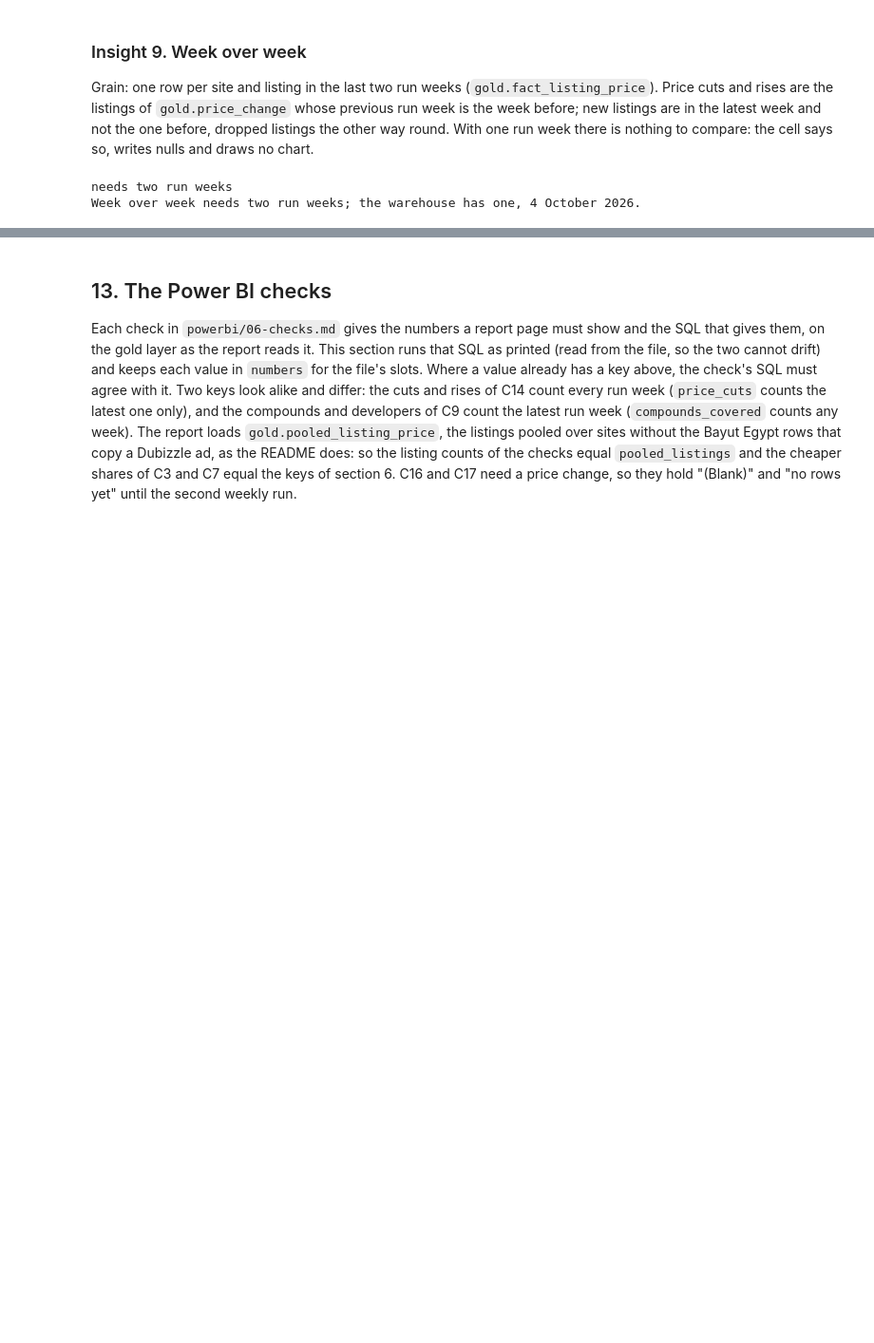
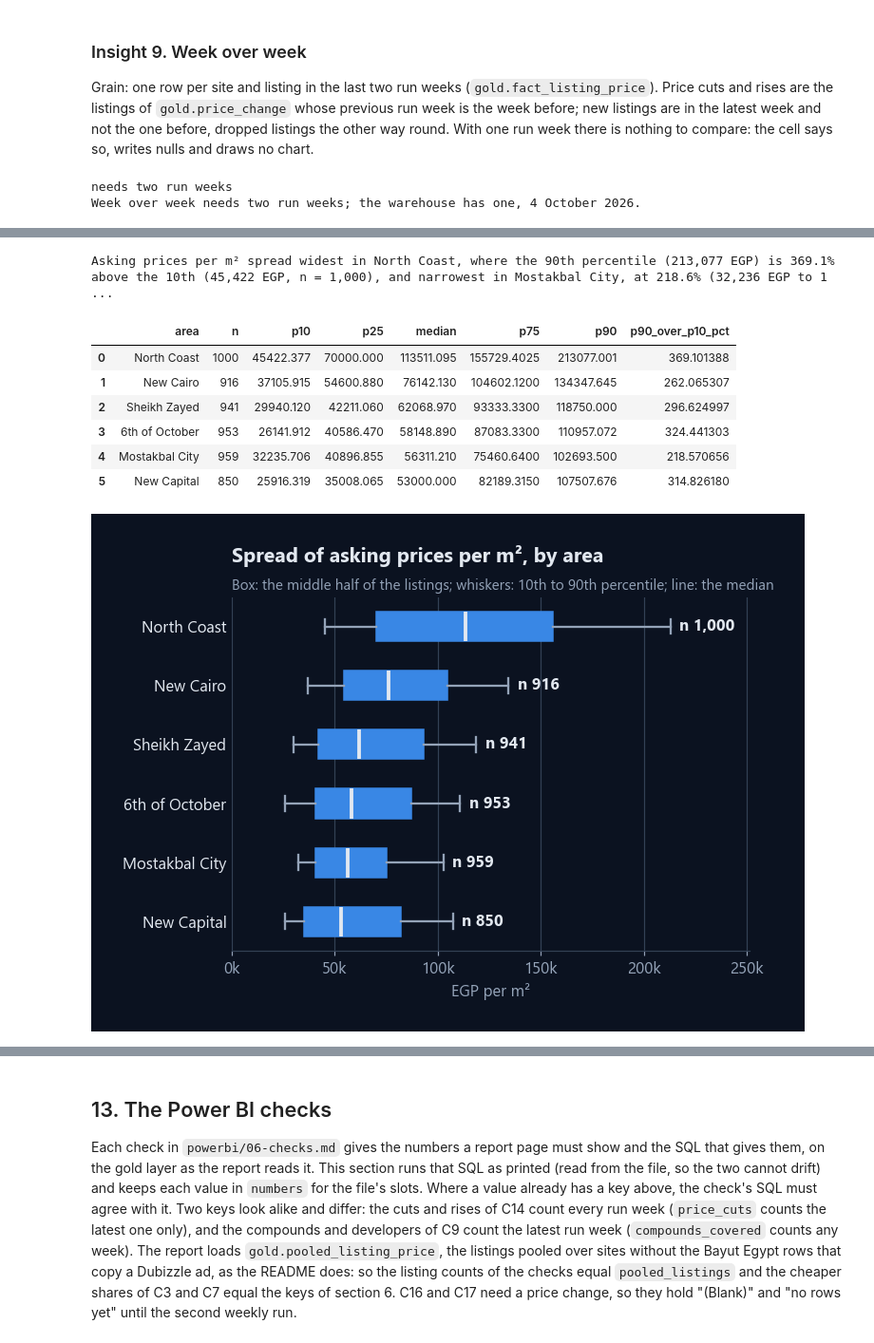
Before and after one commit to omarshalabyy1/egypt-real-estate-prices, a Jupyter notebook: analysis/analysis.ipynb, the cells around one changed output, grey strips where cells are left out. Shown at 95% size. Cells and saved outputs as stored; diff of their text form; code cells hidden in the pictures; blank space fills up the shorter version.

```diff
--- a/analysis/analysis.ipynb
+++ b/analysis/analysis.ipynb
@@ -1351,0 +1360,53 @@ Week over week needs two run weeks; the warehouse has one, 4 October 2026.
+# %%
+PCTS = {"p10": 0.1, "p25": 0.25, "median": 0.5, "p75": 0.75, "p90": 0.9}
+spread = pooled.groupby("area").price_per_m2.agg(n="size", **{k: (lambda q: lambda v: v.quantile(q))(q) for k, q in PCTS.items()})
+spread = spread.reset_index()
+spread, spread_small = spread[spread.n >= MIN_N], spread[spread.n < MIN_N]
+spread = spread.set_index("area").reindex([a for a in area_rank.area if a in set(spread.area)]).reset_index()
+assert (spread.set_index("area")["median"].sub(area_rank.set_index("area")["median"]).abs() < 0.006).all(), \
+    "insight 10 and insight 1 disagree on an area median"
+spread["p90_over_p10_pct"] = (spread.p90 / spread.p10 - 1) * 100
+by_spread = spread.sort_values(["p90_over_p10_pct", "area"], ascending=[False, True], ignore_index=True)
+wide_s, narrow_s = by_spread.iloc[0], by_spread.iloc[-1]
+
+insights["10"] = dict(
+    title="Spread of price per m² in each area",
+    grain="one row per area, latest run week, pooled over sites and unit types",
+    groups=rows(spread), groups_skipped=len(spread_small), listings_skipped=int(spread_small.n.sum()),
+    widest_area=wide_s.area, widest_n=int(wide_s.n), widest_p10_m2=wide_s.p10, widest_p90_m2=wide_s.p90,
+    widest_p90_over_p10_pct=wide_s.p90_over_p10_pct,
+    narrowest_area=narrow_s.area, narrowest_n=int(narrow_s.n), narrowest_p10_m2=narrow_s.p10, narrowest_p90_m2=narrow_s.p90,
+    narrowest_p90_over_p10_pct=narrow_s.p90_over_p10_pct, chart=None,
+    sentence=(f"Asking prices per m² spread widest in {wide_s.area}, where the 90th percentile ({egp(wide_s.p90)}) is "
+              f"{pct(wide_s.p90_over_p10_pct)}% above the 10th ({egp(wide_s.p10)}, n = {wide_s.n:,}), and narrowest in "
+              f"{narrow_s.area}, at {pct(narrow_s.p90_over_p10_pct)}% ({egp(narrow_s.p10)} to {egp(narrow_s.p90)}, "
+              f"n = {narrow_s.n:,}); every unit type is in it, so part of a spread is the mix of types; "
+              f"{skipped(spread_small, 'area')}."),
+)
+
+g = spread.iloc[::-1].reset_index(drop=True)  # the dearest area on top
+fig, ax = chart("Spread of asking prices per m², by area",
+                "Box: the middle half of the listings; whiskers: 10th to 90th percentile; line: the median")
+ax.bxp([dict(label=r.area, med=r["median"], q1=r.p25, q3=r.p75, whislo=r.p10, whishi=r.p90, fliers=[])
+        for _, r in g.iterrows()], orientation="horizontal", widths=0.5, showfliers=False, patch_artist=True,
+       boxprops=dict(facecolor=SITE_COLOURS[0], edgecolor=SITE_COLOURS[0]), medianprops=dict(color=INK, linewidth=2.5),
+       whiskerprops=dict(color=MUTED, linewidth=1.5), capprops=dict(color=MUTED, linewidth=1.5))
+for i, r in g.iterrows():
+    ax.text(r.p90 + g.p90.max() * 0.02, i + 1, f"n {r.n:,}", va="center", color=INK, fontweight="bold")
+ax.set_xlim(0, g.p90.max() * 1.18)
+ax.xaxis.set_major_formatter(lambda x, _: f"{x / 1000:,.0f}k")
+ax.set_xlabel(f"{CURRENCY} per m²")
+bars_look(ax)
+insights["10"]["chart"] = save(fig, 10, "price-spread")
+print(insights["10"]["sentence"])
+spread
+# %% [output]
+Asking prices per m² spread widest in North Coast, where the 90th percentile (213,077 EGP) is 369.1% above the 10th (45,422 EGP, n = 1,000), and narrowest in Mostakbal City, at 218.6% (32,236 EGP to 1 ...
+|  | area | n | p10 | p25 | median | p75 | p90 | p90_over_p10_pct |
+| 0 | North Coast | 1000 | 45422.377 | 70000.000 | 113511.095 | 155729.4025 | 213077.001 | 369.101388 |
+| 1 | New Cairo | 916 | 37105.915 | 54600.880 | 76142.130 | 104602.1200 | 134347.645 | 262.065307 |
+| 2 | Sheikh Zayed | 941 | 29940.120 | 42211.060 | 62068.970 | 93333.3300 | 118750.000 | 296.624997 |
+| 3 | 6th of October | 953 | 26141.912 | 40586.470 | 58148.890 | 87083.3300 | 110957.072 | 324.441303 |
+| 4 | Mostakbal City | 959 | 32235.706 | 40896.855 | 56311.210 | 75460.6400 | 102693.500 | 218.570656 |
+| 5 | New Capital | 850 | 25916.319 | 35008.065 | 53000.000 | 82189.3150 | 107507.676 | 314.826180 |
+[figure, added]
```
Also changed, not shown: parts of 12 cells of this notebook, 13 other files.
